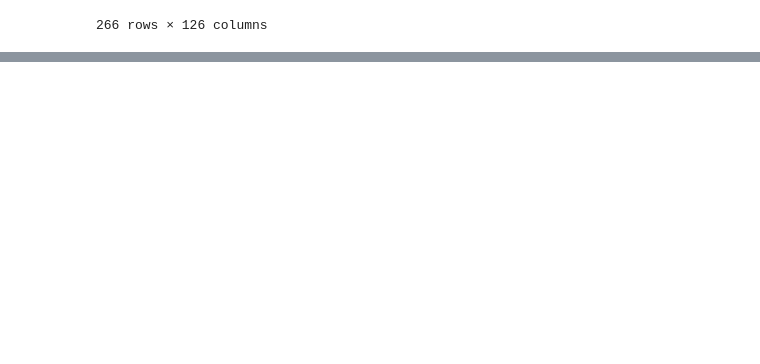
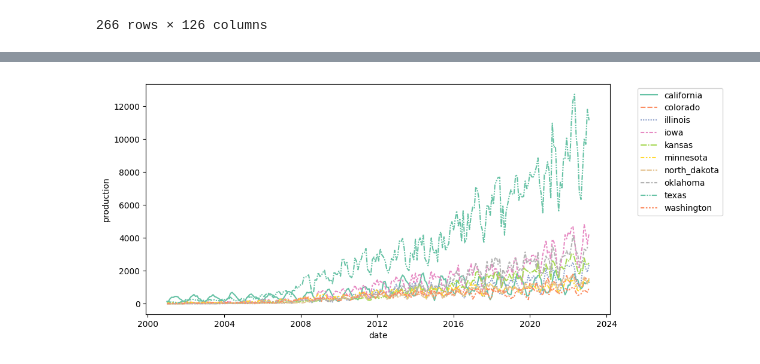
Before and after one commit to abasilio91/DS-wind_production_US, a Jupyter notebook: wind-power-production-statistical-study.ipynb, the cells around one changed output, grey strips where cells are left out. Cells and saved outputs as stored; diff of their text form; code cells hidden in the pictures; blank space fills up the shorter version.

```diff
--- a/wind-power-production-statistical-study.ipynb
+++ b/wind-power-production-statistical-study.ipynb
@@ -241,0 +356,17 @@ Great. Now that we have a more workable dataframe, let's search for some answers
+# %%
+#Production over time for the biggest producers (another question)
+
+aux_plot = df_wind.fillna(0.0).melt(id_vars='date', value_name='production', var_name='state')
+biggest_producers = aux_plot.groupby(by='state')['production'].sum().sort_values(ascending=False)[:10].index.tolist()
+
+plt.subplots(figsize=(10,5))
+sns.lineplot(data = aux_plot.query('state in @biggest_producers'),
+             x='date',
+             y='production',
+             hue='state',
+             palette='Set2',
+             style='state')
+
+plt.legend(bbox_to_anchor=(1.05, 1));
+# %% [output]
+[figure, added]
```
Also changed, not shown: parts of 19 cells of this notebook, 2 other files.
